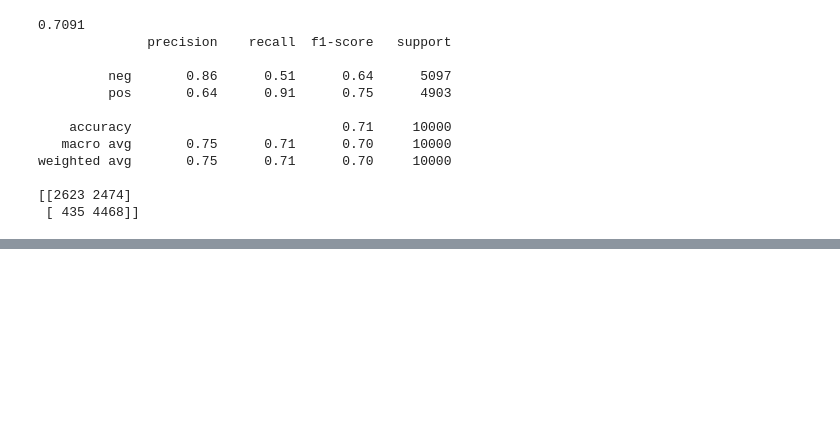
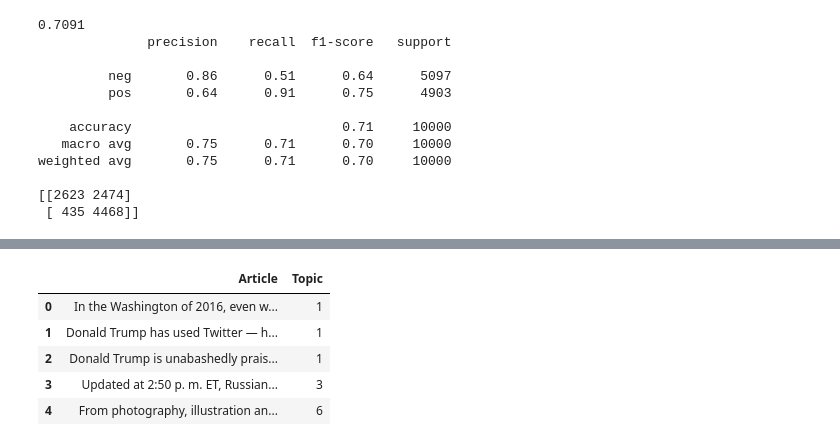
Before and after one commit to ChiamZY/Data-Science, a Jupyter notebook: Overview of NLP in Python.ipynb, the cells around one changed output, grey strips where cells are left out. Saved outputs shown, nothing was run; the diff lists cells and outputs as text; code cells hidden in the pictures; blank space fills up the shorter version.

Commit message:
Added topic modeling

```diff
--- a/Overview of NLP in Python.ipynb
+++ b/Overview of NLP in Python.ipynb
@@ -548,0 +653,3 @@ weighted avg       0.75      0.71      0.70     10000
+# %%
+npr = pd.read_csv('Sample_datasets/npr.csv')
+npr.head()
@@ -548,0 +663,10 @@ weighted avg       0.75      0.71      0.70     10000
+# %%
+from sklearn.feature_extraction.text import TfidfVectorizer
+
+tfidf = TfidfVectorizer(max_df=0.95, min_df=2, stop_words='english')
+dtm = tfidf.fit_transform(npr['Article']) # Document term matrix
+# %%
+from sklearn.decomposition import NMF
+
+nmf_model = NMF(n_components=7,random_state=42)
+nmf_model.fit(dtm)
@@ -548,0 +700,11 @@ weighted avg       0.75      0.71      0.70     10000
+# %%
+topic_results = nmf_model.transform(dtm)
+npr['Topic'] = topic_results.argmax(axis=1)
+npr.head()
+# %% [output]
+|  | Article | Topic |
+| 0 | In the Washington of 2016, even w... | 1 |
+| 1 | Donald Trump has used Twitter — h... | 1 |
+| 2 | Donald Trump is unabashedly prais... | 1 |
+| 3 | Updated at 2:50 p. m. ET, Russian... | 3 |
+| 4 | From photography, illustration an... | 6 |
```
Also changed, not shown: parts of 15 cells of this notebook.
